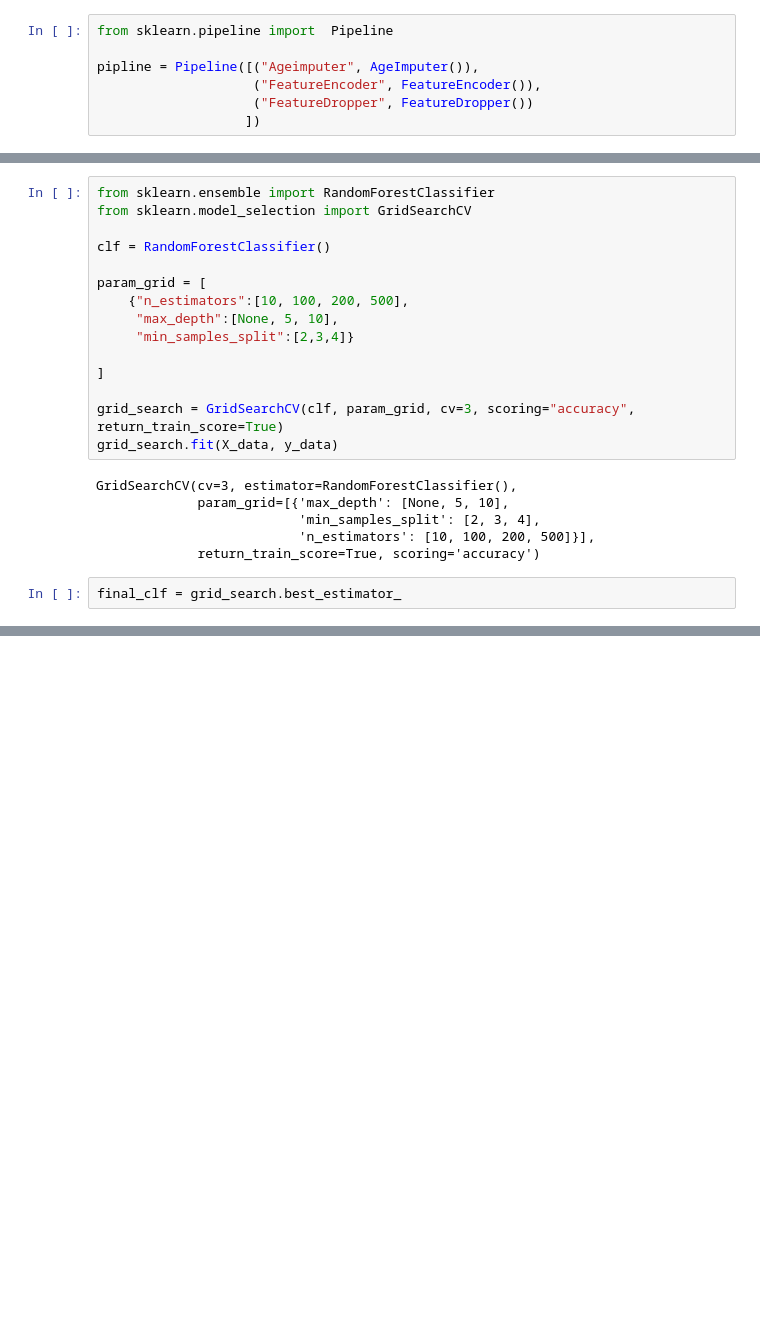
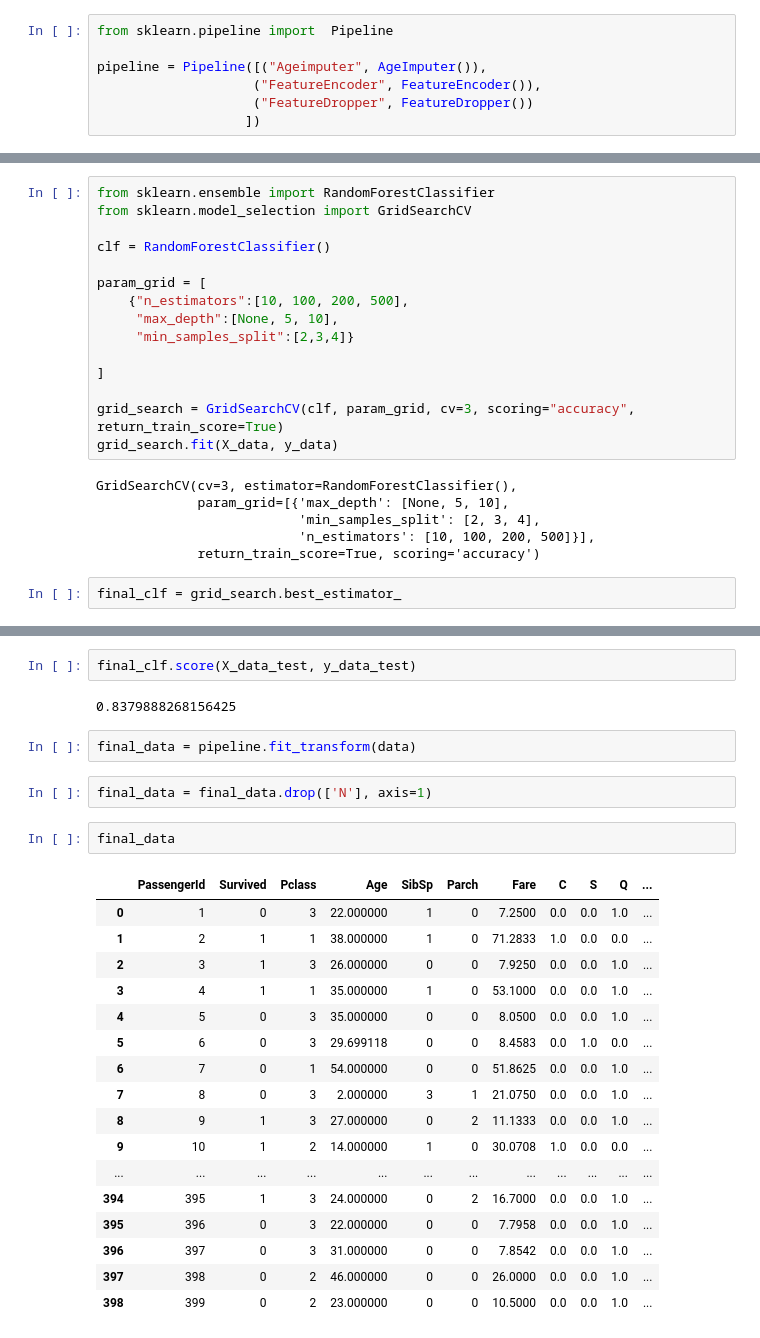
Before and after one commit to KeneanDita/Titanic-Survival-Predictor, a Jupyter notebook: Untitled.ipynb, the cells around one changed output, grey strips where cells are left out. Saved outputs shown, nothing was run; the diff lists cells and outputs as text; blank space fills up the shorter version.

```diff
--- a/Untitled.ipynb
+++ b/Untitled.ipynb
@@ -128,7 +128,7 @@ class FeatureDropper(BaseEstimator, TransformerMixin):
 # %%
 from sklearn.pipeline import  Pipeline
 
-pipline = Pipeline([("Ageimputer", AgeImputer()),
+pipeline = Pipeline([("Ageimputer", AgeImputer()),
                     ("FeatureEncoder", FeatureEncoder()),
                     ("FeatureDropper", FeatureDropper())
                    ])
@@ -230,0 +249,28 @@ strat_test_set
+# %%
+final_clf.score(X_data_test, y_data_test)
+# %% [output]
+0.8379888268156425
+# %%
+final_data = pipeline.fit_transform(data)
+# %%
+final_data = final_data.drop(['N'], axis=1)
+# %%
+final_data
+# %% [output]
+|  | PassengerId | Survived | Pclass | Age | SibSp | Parch | Fare | C | S | Q | ... |
+| 0 | 1 | 0 | 3 | 22.000000 | 1 | 0 | 7.2500 | 0.0 | 0.0 | 1.0 | ... |
+| 1 | 2 | 1 | 1 | 38.000000 | 1 | 0 | 71.2833 | 1.0 | 0.0 | 0.0 | ... |
+| 2 | 3 | 1 | 3 | 26.000000 | 0 | 0 | 7.9250 | 0.0 | 0.0 | 1.0 | ... |
+| 3 | 4 | 1 | 1 | 35.000000 | 1 | 0 | 53.1000 | 0.0 | 0.0 | 1.0 | ... |
+| 4 | 5 | 0 | 3 | 35.000000 | 0 | 0 | 8.0500 | 0.0 | 0.0 | 1.0 | ... |
+| 5 | 6 | 0 | 3 | 29.699118 | 0 | 0 | 8.4583 | 0.0 | 1.0 | 0.0 | ... |
+| 6 | 7 | 0 | 1 | 54.000000 | 0 | 0 | 51.8625 | 0.0 | 0.0 | 1.0 | ... |
+| 7 | 8 | 0 | 3 | 2.000000 | 3 | 1 | 21.0750 | 0.0 | 0.0 | 1.0 | ... |
+| 8 | 9 | 1 | 3 | 27.000000 | 0 | 2 | 11.1333 | 0.0 | 0.0 | 1.0 | ... |
+| 9 | 10 | 1 | 2 | 14.000000 | 1 | 0 | 30.0708 | 1.0 | 0.0 | 0.0 | ... |
+| ... | ... | ... | ... | ... | ... | ... | ... | ... | ... | ... | ... |
+| 394 | 395 | 1 | 3 | 24.000000 | 0 | 2 | 16.7000 | 0.0 | 0.0 | 1.0 | ... |
+| 395 | 396 | 0 | 3 | 22.000000 | 0 | 0 | 7.7958 | 0.0 | 0.0 | 1.0 | ... |
+| 396 | 397 | 0 | 3 | 31.000000 | 0 | 0 | 7.8542 | 0.0 | 0.0 | 1.0 | ... |
+| 397 | 398 | 0 | 2 | 46.000000 | 0 | 0 | 26.0000 | 0.0 | 0.0 | 1.0 | ... |
+| 398 | 399 | 0 | 2 | 23.000000 | 0 | 0 | 10.5000 | 0.0 | 0.0 | 1.0 | ... |
```
Also changed, not shown: parts of 20 cells of this notebook.
